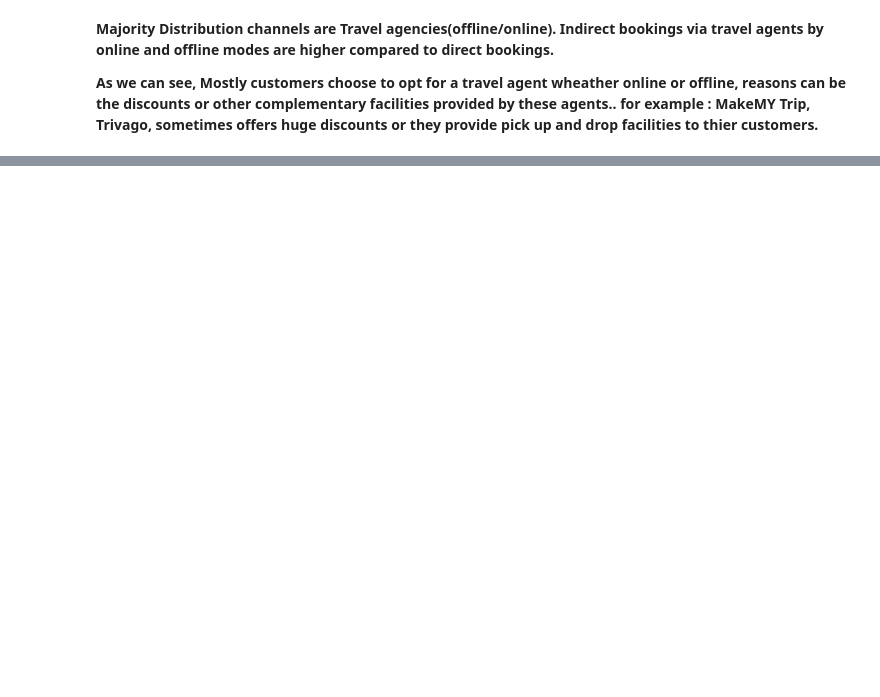
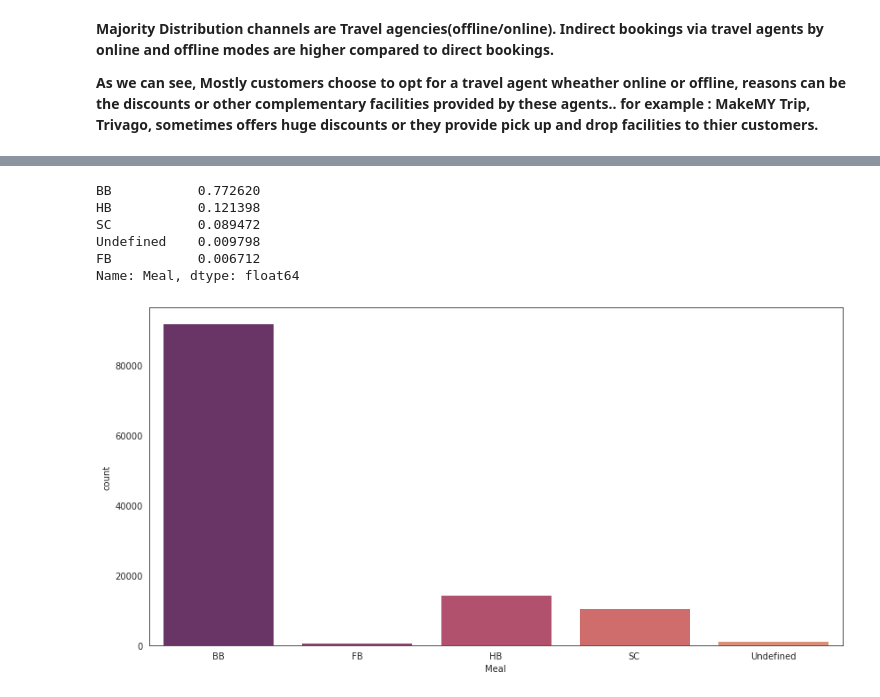
Before and after one commit to Bandna-Thakur/EDA-hotel-booking-analysis, a Jupyter notebook: Bandna_Thakur_Hotel_Booking_Analysis_Capstone_Project.ipynb, the cells around one changed output, grey strips where cells are left out. Drawn from its saved outputs; the diff is of its cells as text; code cells hidden in the pictures; blank space fills up the shorter version.

```diff
--- a/Bandna_Thakur_Hotel_Booking_Analysis_Capstone_Project.ipynb
+++ b/Bandna_Thakur_Hotel_Booking_Analysis_Capstone_Project.ipynb
@@ -504,0 +643,15 @@ plt.show()
+# %%
+dataFrame.Meal.value_counts(normalize=True)
+# %% [output]
+BB           0.772620
+HB           0.121398
+SC           0.089472
+Undefined    0.009798
+FB           0.006712
+Name: Meal, dtype: float64
+# %%
+plt.figure(figsize=(14,7))
+sns.countplot(dataFrame['Meal'], palette='flare_r')
+plt.show()
+# %% [output]
+[figure, added]
```
Also changed, not shown: parts of 65 cells of this notebook.
